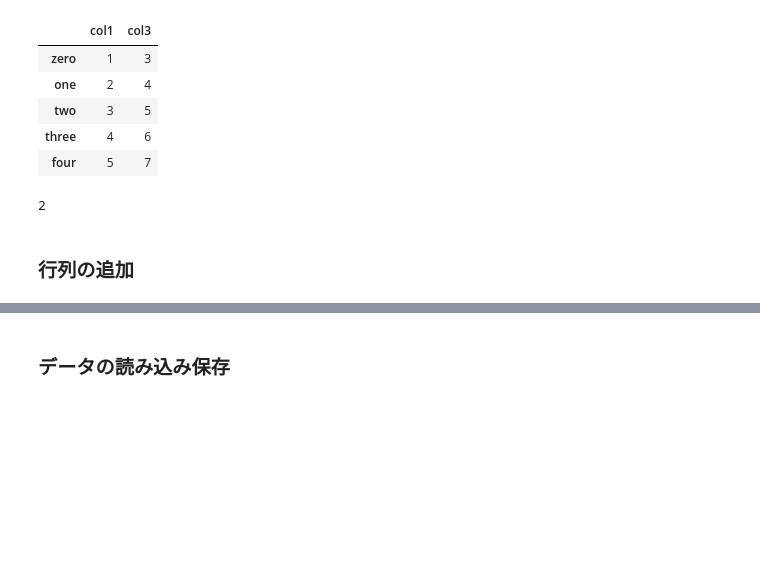
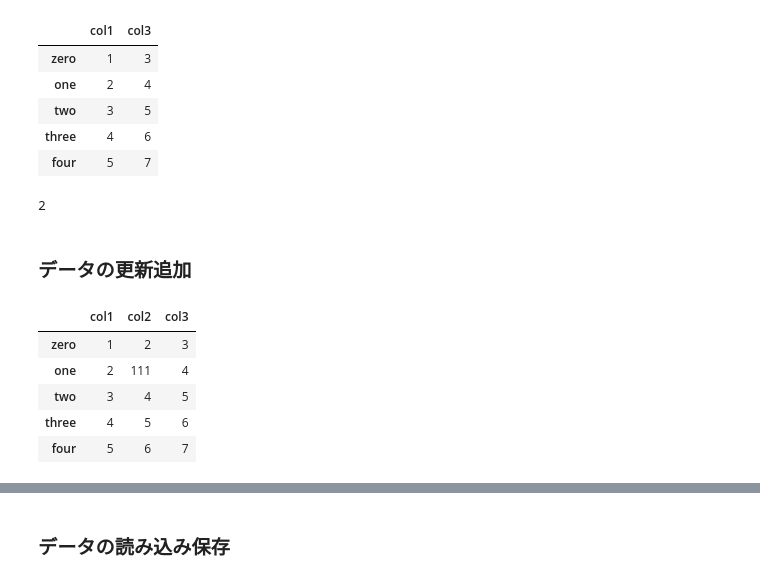
Before and after one commit to mazarimono/webdb_notebook, a Jupyter notebook: chapter-2.ipynb, the cells around one changed output, grey strips where cells are left out. Cells and saved outputs as stored; diff of their text form; code cells hidden in the pictures; blank space fills up the shorter version.

```diff
--- a/chapter-2.ipynb
+++ b/chapter-2.ipynb
@@ -116,4 +106,14 @@ s['one']
 # %% [output]
 2
 # %% [markdown]
-### 行列の追加
+### データの更新追加
+# %%
+df.iloc[1, 1] = 111
+df
+# %% [output]
+|  | col1 | col2 | col3 |
+| zero | 1 | 2 | 3 |
+| one | 2 | 111 | 4 |
+| two | 3 | 4 | 5 |
+| three | 4 | 5 | 6 |
+| four | 5 | 6 | 7 |
```
Also changed, not shown: parts of 12 cells of this notebook, 1 other file.
